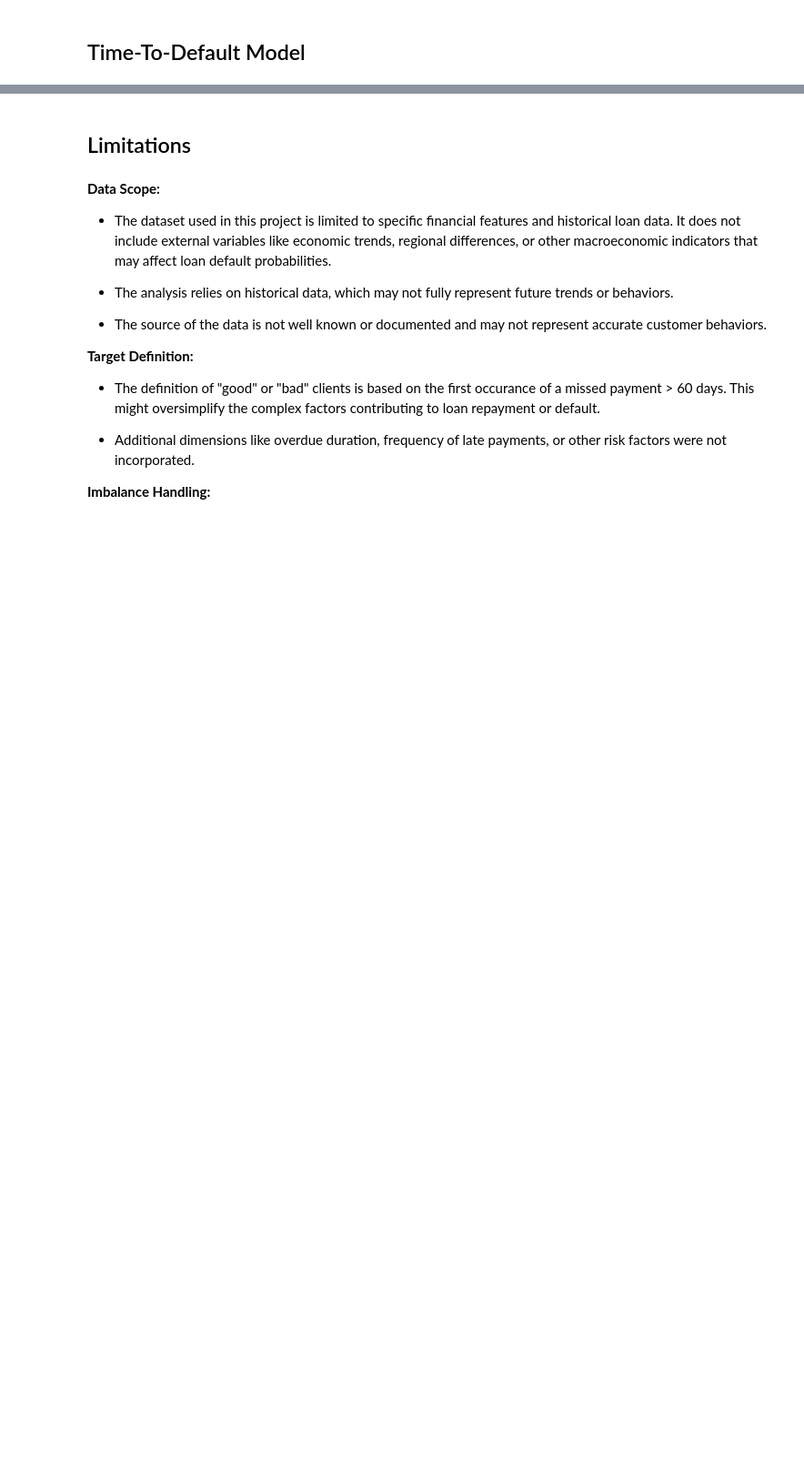
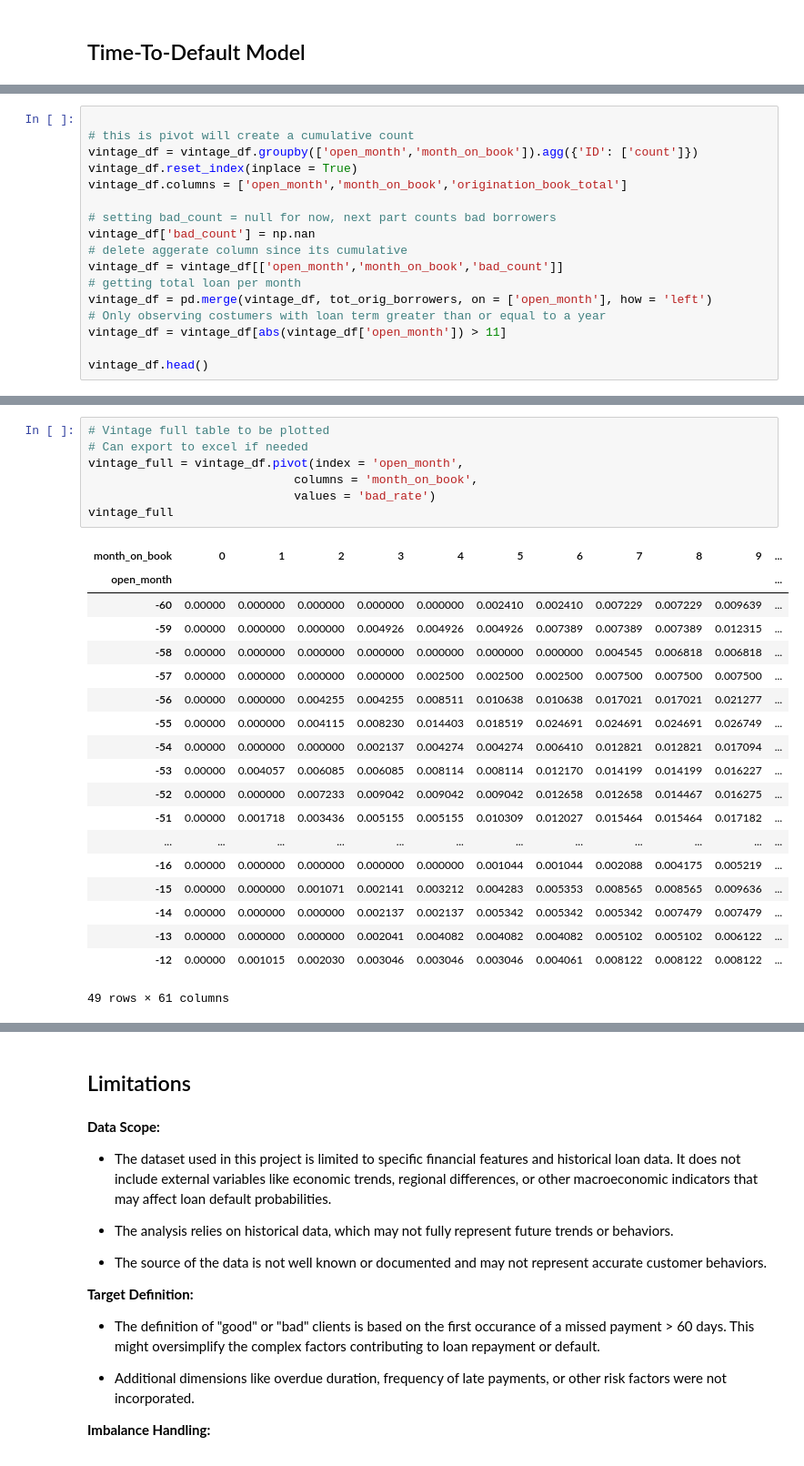
Before and after one commit to jaelar0/ml_credit_project, a Jupyter notebook: final_project.ipynb, the cells around one changed output, grey strips where cells are left out. Shown at 91% size. Saved outputs shown, nothing was run; the diff lists cells and outputs as text; blank space fills up the shorter version.

```diff
--- a/final_project.ipynb
+++ b/final_project.ipynb
@@ -695,0 +736,17 @@ plt.show()
+# %%
+
+# this is pivot will create a cumulative count
+vintage_df = vintage_df.groupby(['open_month','month_on_book']).agg({'ID': ['count']})
+vintage_df.reset_index(inplace = True)
+vintage_df.columns = ['open_month','month_on_book','origination_book_total']
+
+# setting bad_count = null for now, next part counts bad borrowers
+vintage_df['bad_count'] = np.nan
+# delete aggerate column since its cumulative
+vintage_df = vintage_df[['open_month','month_on_book','bad_count']]
+# getting total loan per month
+vintage_df = pd.merge(vintage_df, tot_orig_borrowers, on = ['open_month'], how = 'left')
+# Only observing costumers with loan term greater than or equal to a year
+vintage_df = vintage_df[abs(vintage_df['open_month']) > 11]
+
+vintage_df.head()
@@ -695,0 +789,27 @@ plt.show()
+# %%
+# Vintage full table to be plotted
+# Can export to excel if needed
+vintage_full = vintage_df.pivot(index = 'open_month',
+                             columns = 'month_on_book',
+                             values = 'bad_rate')
+vintage_full
+# %% [output]
+| month_on_book | 0 | 1 | 2 | 3 | 4 | 5 | 6 | 7 | 8 | 9 | ... |
+| open_month |  |  |  |  |  |  |  |  |  |  | ... |
+| -60 | 0.00000 | 0.000000 | 0.000000 | 0.000000 | 0.000000 | 0.002410 | 0.002410 | 0.007229 | 0.007229 | 0.009639 | ... |
+| -59 | 0.00000 | 0.000000 | 0.000000 | 0.004926 | 0.004926 | 0.004926 | 0.007389 | 0.007389 | 0.007389 | 0.012315 | ... |
+| -58 | 0.00000 | 0.000000 | 0.000000 | 0.000000 | 0.000000 | 0.000000 | 0.000000 | 0.004545 | 0.006818 | 0.006818 | ... |
+| -57 | 0.00000 | 0.000000 | 0.000000 | 0.000000 | 0.002500 | 0.002500 | 0.002500 | 0.007500 | 0.007500 | 0.007500 | ... |
+| -56 | 0.00000 | 0.000000 | 0.004255 | 0.004255 | 0.008511 | 0.010638 | 0.010638 | 0.017021 | 0.017021 | 0.021277 | ... |
+| -55 | 0.00000 | 0.000000 | 0.004115 | 0.008230 | 0.014403 | 0.018519 | 0.024691 | 0.024691 | 0.024691 | 0.026749 | ... |
+| -54 | 0.00000 | 0.000000 | 0.000000 | 0.002137 | 0.004274 | 0.004274 | 0.006410 | 0.012821 | 0.012821 | 0.017094 | ... |
+| -53 | 0.00000 | 0.004057 | 0.006085 | 0.006085 | 0.008114 | 0.008114 | 0.012170 | 0.014199 | 0.014199 | 0.016227 | ... |
+| -52 | 0.00000 | 0.000000 | 0.007233 | 0.009042 | 0.009042 | 0.009042 | 0.012658 | 0.012658 | 0.014467 | 0.016275 | ... |
+| -51 | 0.00000 | 0.001718 | 0.003436 | 0.005155 | 0.005155 | 0.010309 | 0.012027 | 0.015464 | 0.015464 | 0.017182 | ... |
+| ... | ... | ... | ... | ... | ... | ... | ... | ... | ... | ... | ... |
+| -16 | 0.00000 | 0.000000 | 0.000000 | 0.000000 | 0.000000 | 0.001044 | 0.001044 | 0.002088 | 0.004175 | 0.005219 | ... |
+| -15 | 0.00000 | 0.000000 | 0.001071 | 0.002141 | 0.003212 | 0.004283 | 0.005353 | 0.008565 | 0.008565 | 0.009636 | ... |
+| -14 | 0.00000 | 0.000000 | 0.000000 | 0.002137 | 0.002137 | 0.005342 | 0.005342 | 0.005342 | 0.007479 | 0.007479 | ... |
+| -13 | 0.00000 | 0.000000 | 0.000000 | 0.002041 | 0.004082 | 0.004082 | 0.004082 | 0.005102 | 0.005102 | 0.006122 | ... |
+| -12 | 0.00000 | 0.001015 | 0.002030 | 0.003046 | 0.003046 | 0.003046 | 0.004061 | 0.008122 | 0.008122 | 0.008122 | ... |
+49 rows × 61 columns
```
Also changed, not shown: parts of 19 cells of this notebook.
